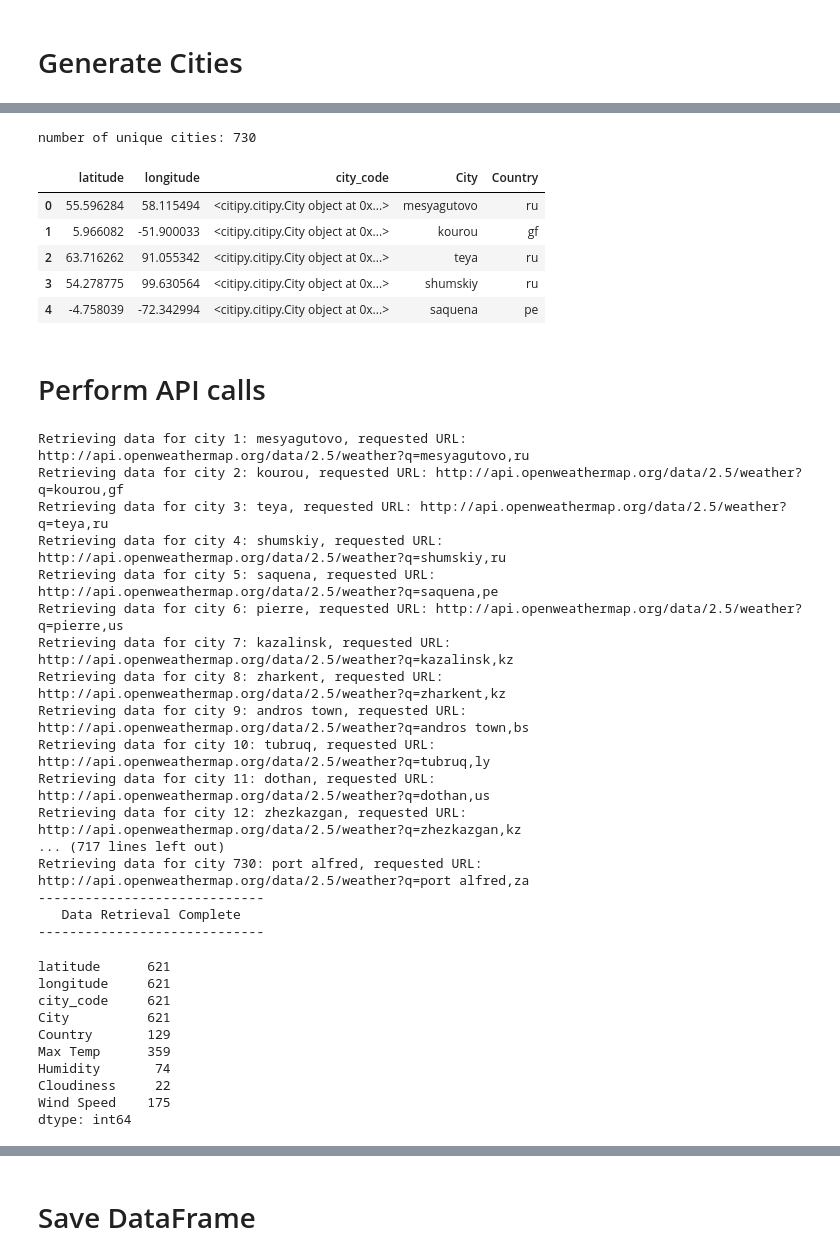
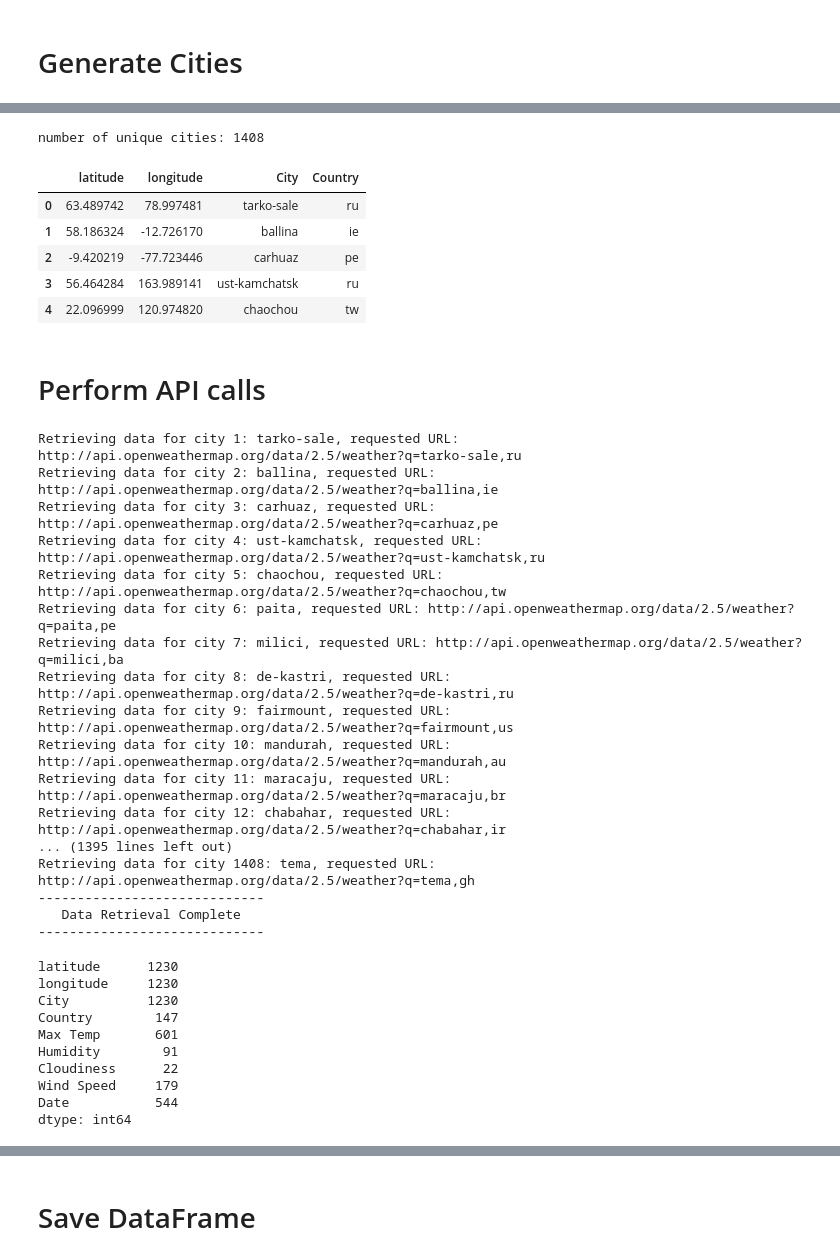
Before and after one commit to aizzakatrina/equatorial_latitude, a Jupyter notebook: main.ipynb, the cells around one changed output, grey strips where cells are left out. Saved outputs shown, nothing was run; the diff lists cells and outputs as text; code cells hidden in the pictures.

```diff
--- a/main.ipynb
+++ b/main.ipynb
@@ -52,32 +51,33 @@ df.head()
 # %%
 # create empty columns
 df['city_code'] = ""
 df['City'] = ""
 df['Country'] = ""
+df.head()
 
 row = 0
 
 for lat, lon in coordinates:
     df.iloc[row,2] = citipy.nearest_city(lat, lon)
     df.iloc[row,3] = df.iloc[row,2].city_name
     df.iloc[row,4] = df.iloc[row,2].country_code
     row += 1
-df = df.drop(columns=['city_code'])
 
 # drop duplicate cities
 df = df.drop_duplicates(['City'], keep='last')
 df = df.reset_index(drop=True)
+df = df.drop(df.columns[2], axis=1)
 
 print('number of unique cities:', df['City'].nunique())
 df.head()
 # %% [output]
-number of unique cities: 730
+number of unique cities: 1408
-|  | latitude | longitude | city_code | City | Country |
-| 0 | 55.596284 | 58.115494 | <citipy.citipy.City object at 0x...> | mesyagutovo | ru |
-| 1 | 5.966082 | -51.900033 | <citipy.citipy.City object at 0x...> | kourou | gf |
-| 2 | 63.716262 | 91.055342 | <citipy.citipy.City object at 0x...> | teya | ru |
-| 3 | 54.278775 | 99.630564 | <citipy.citipy.City object at 0x...> | shumskiy | ru |
-| 4 | -4.758039 | -72.342994 | <citipy.citipy.City object at 0x...> | saquena | pe |
+|  | latitude | longitude | City | Country |
+| 0 | 63.489742 | 78.997481 | tarko-sale | ru |
+| 1 | 58.186324 | -12.726170 | ballina | ie |
+| 2 | -9.420219 | -77.723446 | carhuaz | pe |
+| 3 | 56.464284 | 163.989141 | ust-kamchatsk | ru |
+| 4 | 22.096999 | 120.974820 | chaochou | tw |
 # %% [markdown]
 # Perform API calls
 # %%
@@ -127,41 +127,43 @@ print('-----------------------------')
 print('   Data Retrieval Complete   ')
 print('-----------------------------')
 # %% [output]
-Retrieving data for city 1: mesyagutovo, requested URL: http://api.openweathermap.org/data/2.5/weather?q=mesyagutovo,ru
-Retrieving data for city 2: kourou, requested URL: http://api.openweathermap.org/data/2.5/weather?q=kourou,gf
-Retrieving data for city 3: teya, requested URL: http://api.openweathermap.org/data/2.5/weather?q=teya,ru
-Retrieving data for city 4: shumskiy, requested URL: http://api.openweathermap.org/data/2.5/weather?q=shumskiy,ru
-Retrieving data for city 5: saquena, requested URL: http://api.openweathermap.org/data/2.5/weather?q=saquena,pe
-Retrieving data for city 6: pierre, requested URL: http://api.openweathermap.org/data/2.5/weather?q=pierre,us
-Retrieving data for city 7: kazalinsk, requested URL: http://api.openweathermap.org/data/2.5/weather?q=kazalinsk,kz
-Retrieving data for city 8: zharkent, requested URL: http://api.openweathermap.org/data/2.5/weather?q=zharkent,kz
-Retrieving data for city 9: andros town, requested URL: http://api.openweathermap.org/data/2.5/weather?q=andros town,bs
-Retrieving data for city 10: tubruq, requested URL: http://api.openweathermap.org/data/2.5/weather?q=tubruq,ly
-Retrieving data for city 11: dothan, requested URL: http://api.openweathermap.org/data/2.5/weather?q=dothan,us
-Retrieving data for city 12: zhezkazgan, requested URL: http://api.openweathermap.org/data/2.5/weather?q=zhezkazgan,kz
-... (717 lines left out)
-Retrieving data for city 730: port alfred, requested URL: http://api.openweathermap.org/data/2.5/weather?q=port alfred,za
+Retrieving data for city 1: tarko-sale, requested URL: http://api.openweathermap.org/data/2.5/weather?q=tarko-sale,ru
+Retrieving data for city 2: ballina, requested URL: http://api.openweathermap.org/data/2.5/weather?q=ballina,ie
+Retrieving data for city 3: carhuaz, requested URL: http://api.openweathermap.org/data/2.5/weather?q=carhuaz,pe
+Retrieving data for city 4: ust-kamchatsk, requested URL: http://api.openweathermap.org/data/2.5/weather?q=ust-kamchatsk,ru
+Retrieving data for city 5: chaochou, requested URL: http://api.openweathermap.org/data/2.5/weather?q=chaochou,tw
+Retrieving data for city 6: paita, requested URL: http://api.openweathermap.org/data/2.5/weather?q=paita,pe
+Retrieving data for city 7: milici, requested URL: http://api.openweathermap.org/data/2.5/weather?q=milici,ba
+Retrieving data for city 8: de-kastri, requested URL: http://api.openweathermap.org/data/2.5/weather?q=de-kastri,ru
+Retrieving data for city 9: fairmount, requested URL: http://api.openweathermap.org/data/2.5/weather?q=fairmount,us
+Retrieving data for city 10: mandurah, requested URL: http://api.openweathermap.org/data/2.5/weather?q=mandurah,au
+Retrieving data for city 11: maracaju, requested URL: http://api.openweathermap.org/data/2.5/weather?q=maracaju,br
+Retrieving data for city 12: chabahar, requested URL: http://api.openweathermap.org/data/2.5/weather?q=chabahar,ir
+... (1395 lines left out)
+Retrieving data for city 1408: tema, requested URL: http://api.openweathermap.org/data/2.5/weather?q=tema,gh
 -----------------------------
    Data Retrieval Complete
 -----------------------------
 # %%
-# change data type
+# change data type and sort by date
 df[['Max Temp','Humidity','Cloudiness','Wind Speed']] = df[['Max Temp','Humidity','Cloudiness','Wind Speed']].apply(pd.to_numeric)
+df['Date'] = pd.to_datetime(df['Date'],unit='s')
+df = df.sort_values(by='Date')
 
 # drop NAN rows
 df = df.dropna(how='any')
 
 df.nunique()
 # %% [output]
-latitude      621
-longitude     621
-city_code     621
-City          621
-Country       129
-Max Temp      359
-Humidity       74
-Cloudiness     22
-Wind Speed    175
+latitude      1230
+longitude     1230
+City          1230
+Country        147
+Max Temp       601
+Humidity        91
+Cloudiness      22
+Wind Speed     179
+Date           544
 dtype: int64
 # %%
 # sample 500
```
Also changed, not shown: parts of 11 cells of this notebook, 12 other files.
